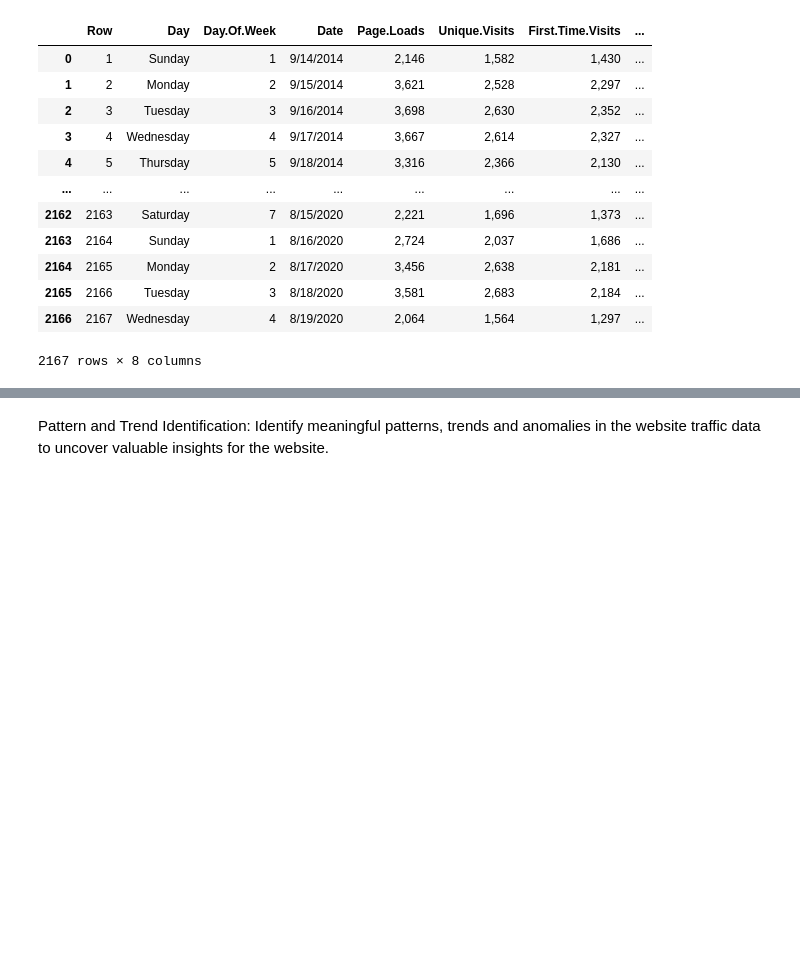
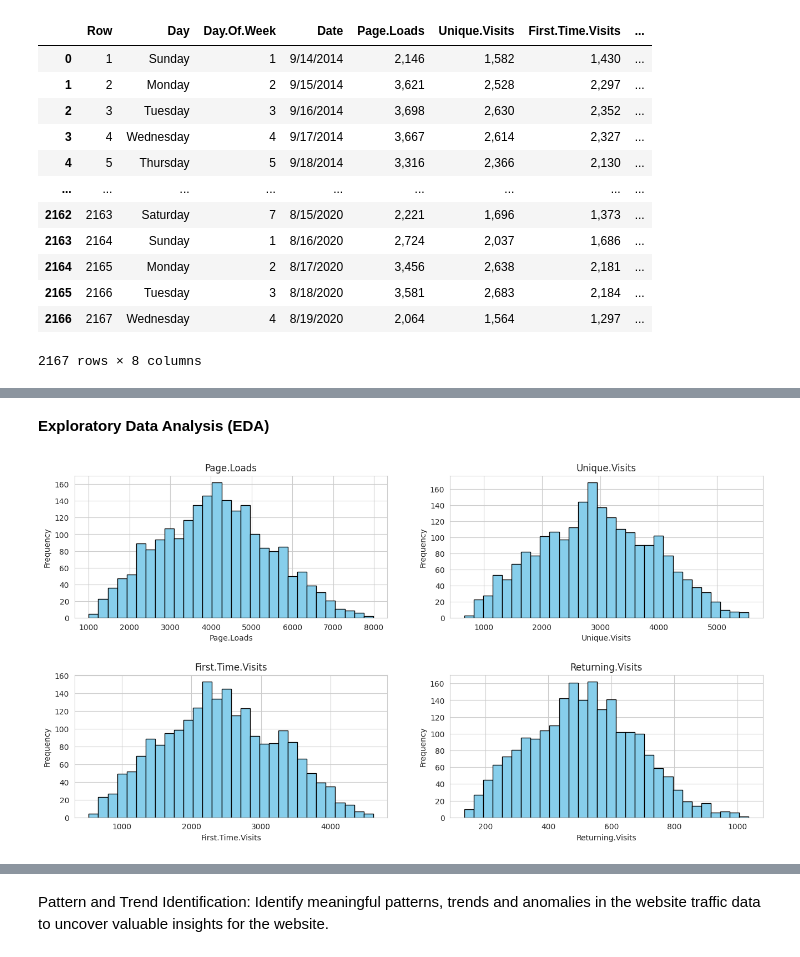
Before and after one commit to prosperjohn9/web_traffic_analysis, a Jupyter notebook: WebTrafficAnalysis.ipynb, the cells around one changed output, grey strips where cells are left out. Saved outputs shown, nothing was run; the diff lists cells and outputs as text; code cells hidden in the pictures; blank space fills up the shorter version.

```diff
--- a/WebTrafficAnalysis.ipynb
+++ b/WebTrafficAnalysis.ipynb
@@ -106,0 +125,12 @@ Silhouette Score: 0.54459801707506
+# %%
+# Data Preprocessing
+# Remove commas and convert to numeric
+cols_to_convert = ['Page.Loads', 'Unique.Visits', 'First.Time.Visits', 'Returning.Visits']
+for col in cols_to_convert:
+    data[col] = pd.to_numeric(data[col].str.replace(',', ''), errors='coerce')
+
+# Handle missing data
+data = data.fillna(method='ffill')
+
+# Check the conversions
+print(data[cols_to_convert].info())
@@ -106,0 +150,10 @@ Silhouette Score: 0.54459801707506
+# %%
+# Convert 'Date' to datetime and extract features
+data['Date'] = pd.to_datetime(data['Date'])
+data['Month'] = data['Date'].dt.month
+data['Year'] = data['Date'].dt.year
+data['Weekday'] = data['Date'].dt.weekday  # 0 = Monday, 6 = Sunday
+data['Is_Weekend'] = data['Weekday'].isin([5, 6]).astype(int)  # 1 for Weekend, 0 for Weekday
+
+# Display the enhanced data frame
+data
@@ -106,0 +174,16 @@ Silhouette Score: 0.54459801707506
+# %% [markdown]
+**Exploratory Data Analysis (EDA)**
+# %%
+# Advanced Exploratory Data Analysis (EDA)
+# Plot histograms for numeric features to check distributions
+axes = data[cols_to_convert].hist(figsize=(16, 8), bins=30, layout=(2, 2), color='skyblue', edgecolor='black')
+plt.subplots_adjust(hspace=0.4, wspace=0.2)
+
+# Add x-axis and y-axis labels to each subplot
+for ax, name in zip(axes.flatten(), cols_to_convert):
+    ax.set_xlabel(name)
+    ax.set_ylabel('Frequency')
+
+plt.show()
+# %% [output]
+[figure, added]
```
Also changed, not shown: parts of 43 cells of this notebook.
